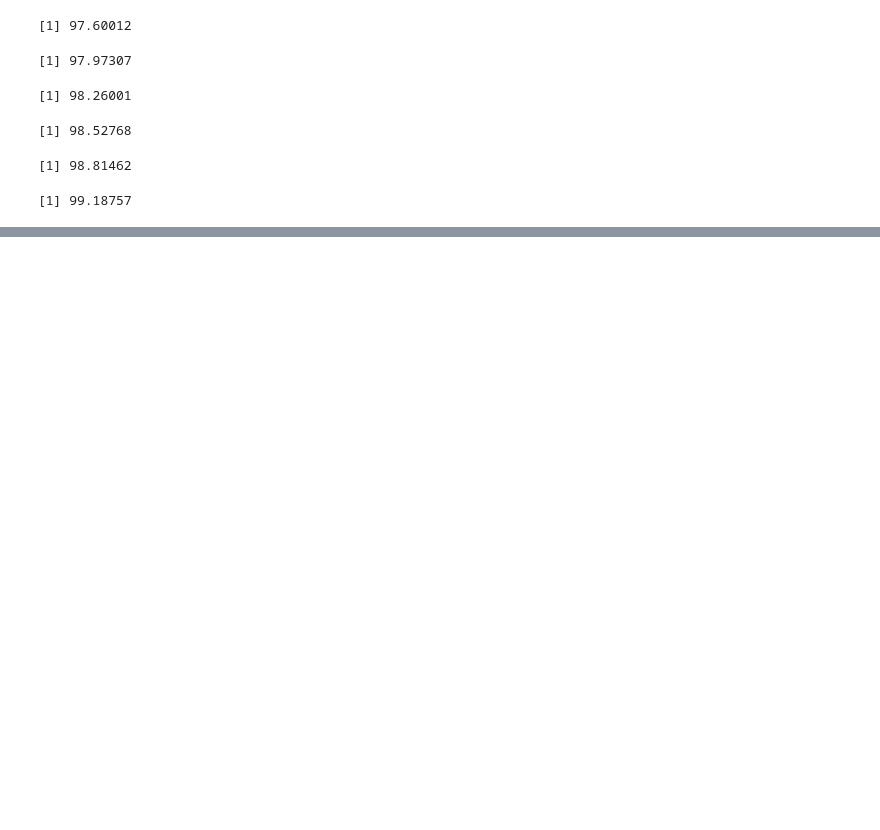
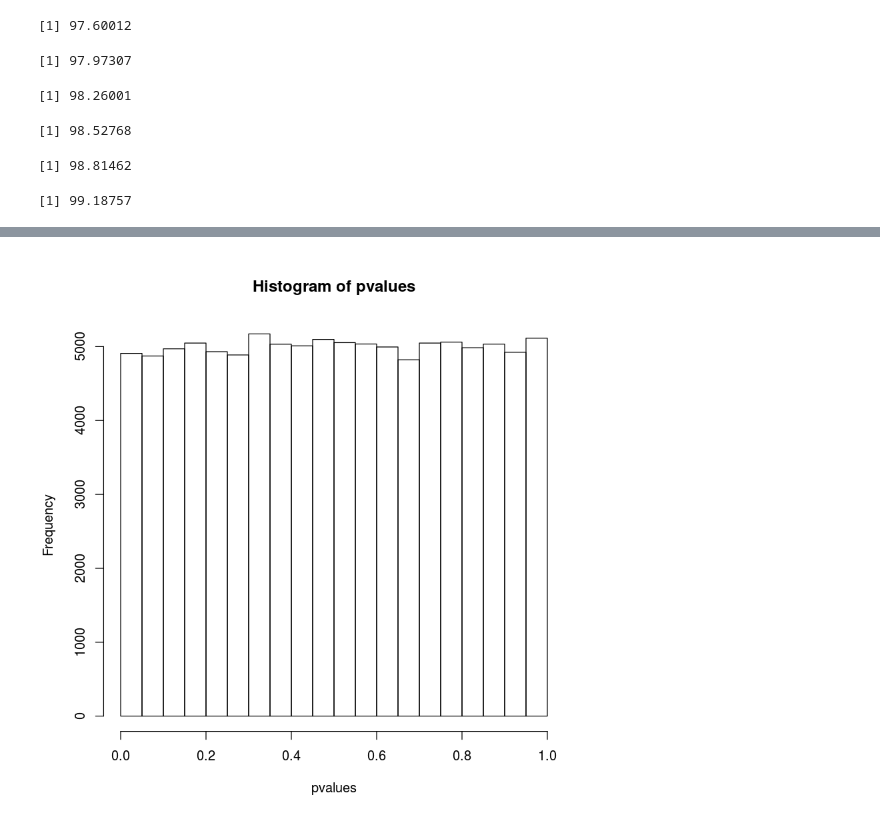
Before and after one commit to eriisugimoto/r-p, a Jupyter notebook: math4501-final.ipynb, the cells around one changed output, grey strips where cells are left out. Drawn from its saved outputs; the diff is of its cells as text; code cells hidden in the pictures; blank space fills up the shorter version.

```diff
--- a/math4501-final.ipynb
+++ b/math4501-final.ipynb
@@ -39,12 +31,11 @@ www = "http://userhome.brooklyn.cuny.edu/cbenes/TempHeartRateF.txt"
 f_data = read.table(www)
 
 x = f_data[,1]
-y = f_data[,2]
-x
-y
+Y = f_data[,2]
+
 n = length(x)
 n
 
-b1 = (n * sum(x * y) - sum(x) * sum(y)) / (n * sum(x^2) - (sum(x))^2)
+b1 = (n * sum(x * Y) - sum(x) * sum(Y)) / (n * sum(x^2) - (sum(x))^2)
 b1
 # %% [output]
@@ -235,0 +256,6 @@ d_1 = \sum{\frac{x_i - }{}}
+# %%
+r = cor(x, Y)
+r
+qt(0.975, 63)
+t = (sqrt(n - 2) * r)/sqrt(1 - r^2)
+t
@@ -235,0 +476,5 @@ d_1 = \sum{\frac{x_i - }{}}
+# %%
+pvalues <- replicate(100000, t.test(rnorm(100))$p.value)
+hist(pvalues)
+# %% [output]
+[figure, added]
```
Also changed, not shown: parts of 48 cells of this notebook.
